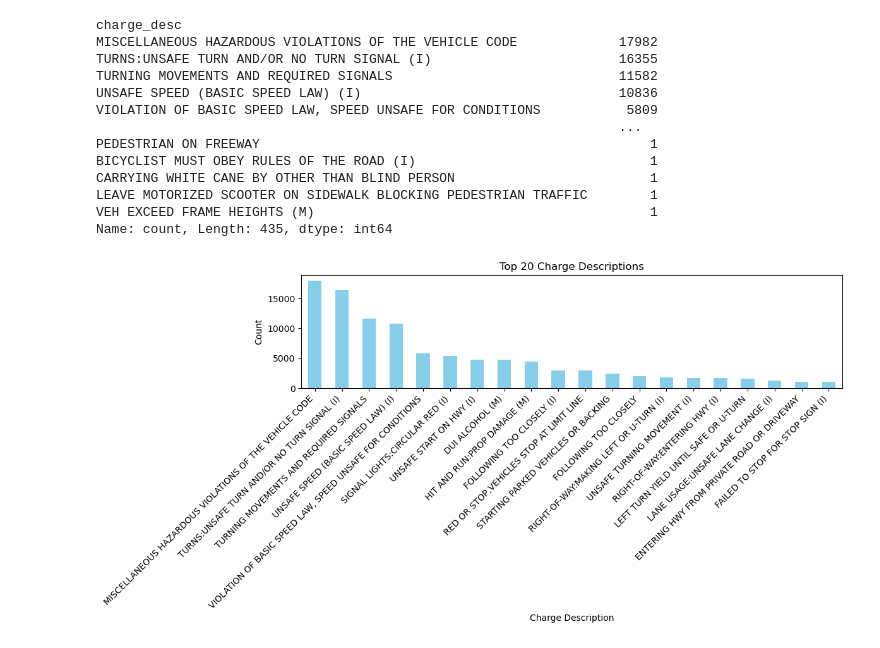
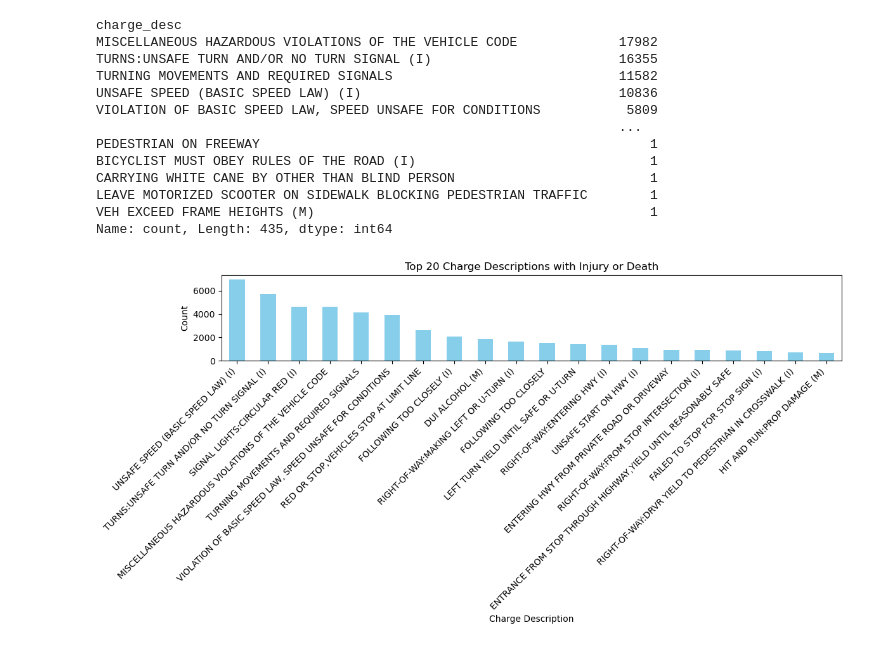
Before and after one commit to LittleAnimal667/sd_crashes, a Jupyter notebook: collisions_cleanup.ipynb, the cells around one changed output. Cells and saved outputs as stored; diff of their text form; code cells hidden in the pictures.

```diff
--- a/collisions_cleanup.ipynb
+++ b/collisions_cleanup.ipynb
@@ -19,0 +15,6 @@ df_traffic.head(1)
+# %%
+# drop columns that won't be used
+df.drop(columns=['person_role', 'person_veh_type', 'veh_type', 'hit_run_lvl', 'veh_make', 'veh_model', 'police_beat', 'address_pd_intersecting',\
+                  'address_name_intersecting', 'address_sfx_intersecting', 'violation_section', 'violation_type'], inplace=True)
+# check the new df
+df.head()
@@ -104,17 +112,19 @@ LEAVE MOTORIZED SCOOTER ON SIDEWALK BLOCKING PEDESTRIAN TRAFFIC        1
 VEH EXCEED FRAME HEIGHTS (M)                                           1
 Name: count, Length: 435, dtype: int64
 # %%
-charge_desc_counts = df['charge_desc'].value_counts()
+filtered_df = df[(df['injured'] > 0.0) | (df['killed'] > 0.0)]
+
+charge_desc_counts = filtered_df['charge_desc'].value_counts()
 
 # Plotting
 plt.figure(figsize=(12, 6))
 charge_desc_counts[:20].plot(kind='bar', color='skyblue')
-plt.title('Top 20 Charge Descriptions')
+plt.title('Top 20 Charge Descriptions with Injury or Death')
 plt.xlabel('Charge Description')
 plt.ylabel('Count')
 plt.xticks(rotation=45, ha='right')  # Rotate x-axis labels for better readability
 plt.tight_layout()
 plt.show()
 # %% [output]
-[figure, old version]
+[figure, new version]
 # %%
```
Also changed, not shown: parts of 11 cells of this notebook, 6 other files.
